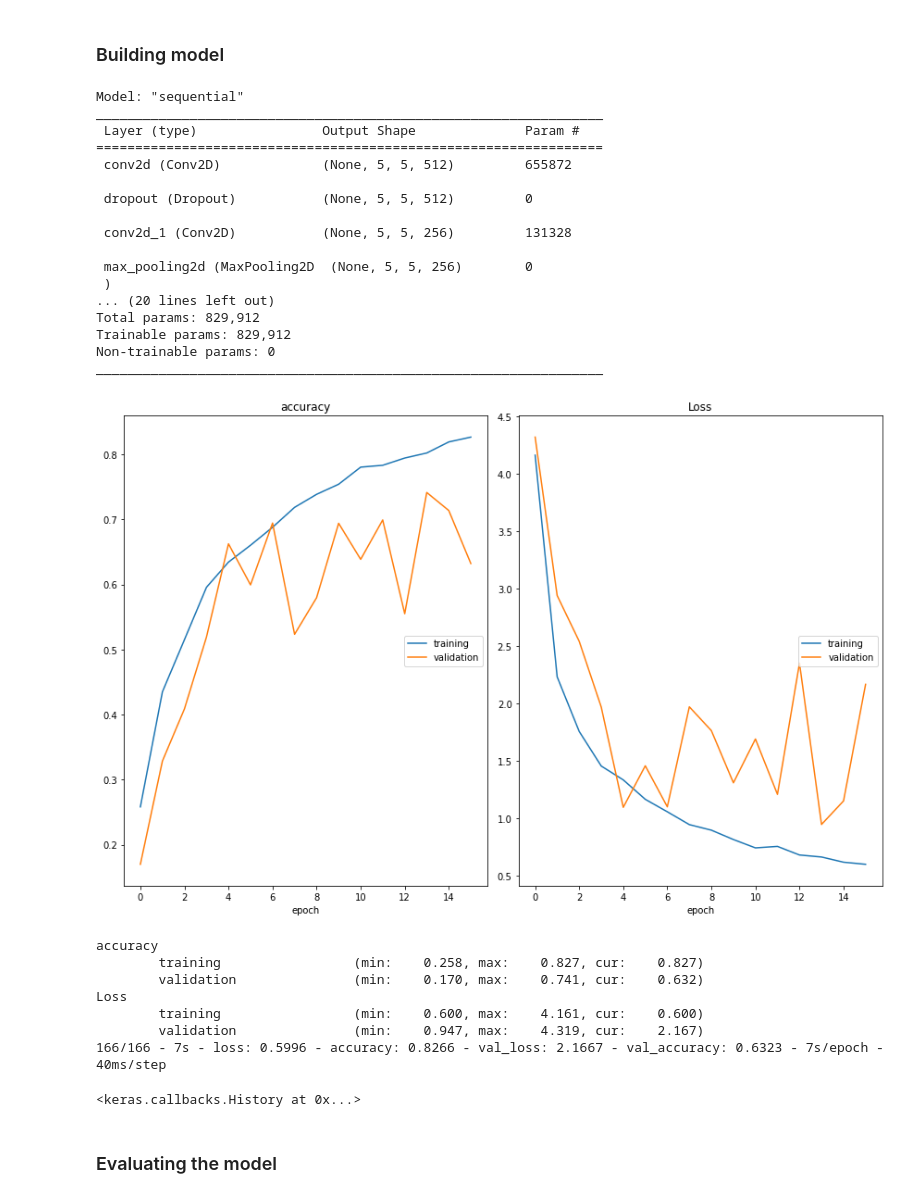
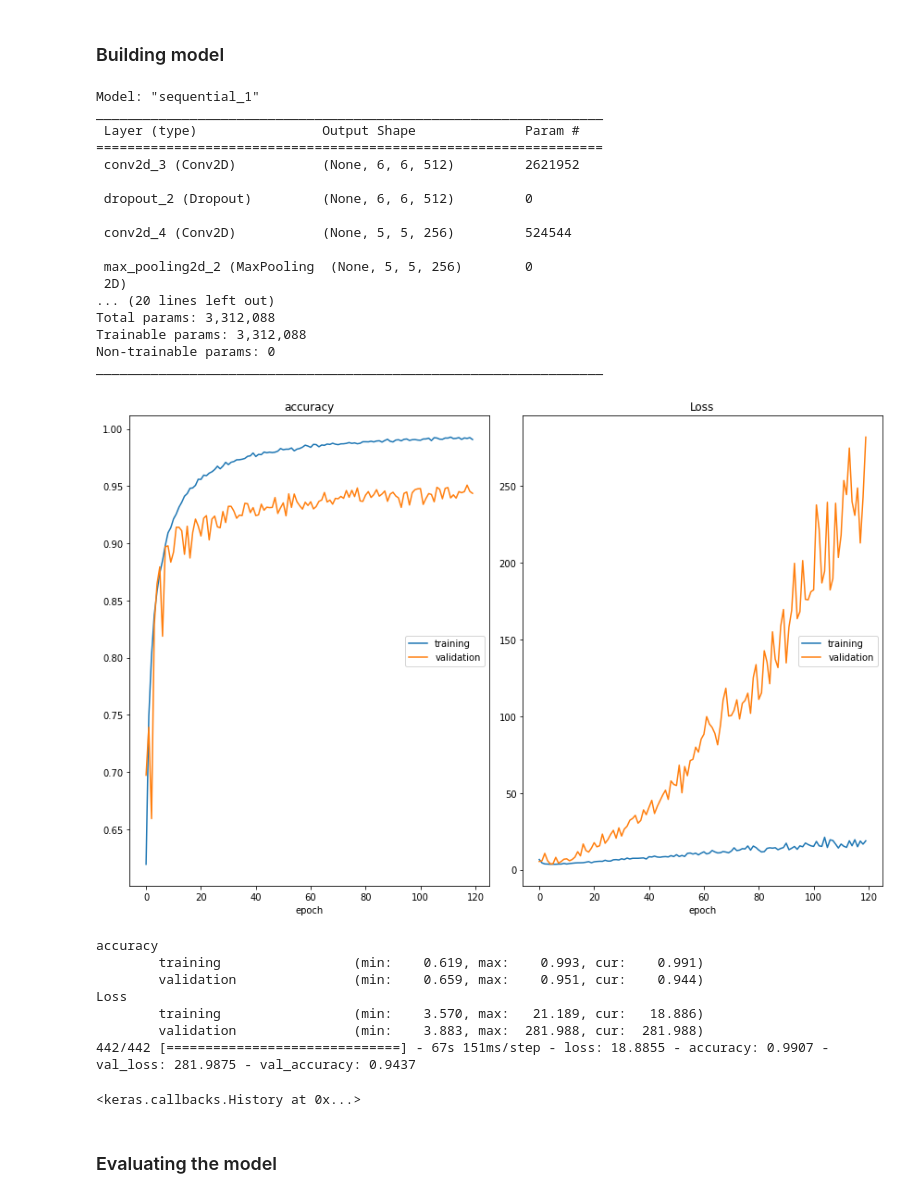
Before and after one commit to mir-rahsin-mulk/ASL-fingerspelling, a Jupyter notebook: ASLPython/asl_recognition.ipynb, the cells around one changed output. Drawn from its saved outputs; the diff is of its cells as text; code cells hidden in the pictures.

Commit message:
add reports and models

```diff
--- a/ASLPython/asl_recognition.ipynb
+++ b/ASLPython/asl_recognition.ipynb
@@ -217,8 +247,8 @@ model.compile(optimizer='rmsprop', loss='categorical_crossentropy', metrics=['ac
 # %%
 from keras.callbacks import ModelCheckpoint
 
-epochs = 32
-batch_size=20
+epochs = 120
+batch_size=32
 
 # Create a saved models directory
 if not os.path.exists(models_dir):
@@ -435,18 +473,18 @@ from keras.layers import MaxPooling2D
 
 model = Sequential()
 
-model.add(Conv2D(filters=512, kernel_size=1, input_shape=features.shape[1:]))
+model.add(Conv2D(filters=512, kernel_size=2, input_shape=features.shape[1:]))
 model.add(Dropout(0.2))
 
-model.add(Conv2D(filters=256, kernel_size=1))
-model.add(MaxPooling2D(pool_size=1))
+model.add(Conv2D(filters=256, kernel_size=2))
+model.add(MaxPooling2D(pool_size=2))
 model.add(Dropout(0.2))
 
-model.add(Conv2D(filters=128, kernel_size=1))
-model.add(MaxPooling2D(pool_size=1))
+model.add(Conv2D(filters=128, kernel_size=2))
+model.add(MaxPooling2D(pool_size=2))
 model.add(Dropout(0.2))
 
-model.add(Conv2D(filters=64, kernel_size=1))
+model.add(Conv2D(filters=64, kernel_size=2))
 
 model.add(GlobalAveragePooling2D())
 model.add(Dropout(0.3))
@@ -476,8 +514,8 @@ _________________________________________________________________
 # %%
 from livelossplot import PlotLossesKeras
 
-epochs = 160
-batchsize = 64
+epochs = 120
+batchsize = 32
 model_details = 'resnet50_{}_batch{}_epoch{}_data{}'.format(model_name,batchsize,epochs,dataset_name)
 model_weights_path = '{}/{}.hdf5'.format(models_dir,model_details)
 
@@ -671,18 +707,18 @@ from keras.layers import MaxPooling2D
 
 model = Sequential()
 
-model.add(Conv2D(filters=512, kernel_size=1, input_shape=features.shape[1:]))
+model.add(Conv2D(filters=512, kernel_size=2, input_shape=features.shape[1:]))
 model.add(Dropout(0.2))
 
-model.add(Conv2D(filters=256, kernel_size=1))
+model.add(Conv2D(filters=256, kernel_size=2))
 model.add(MaxPooling2D(pool_size=1))
 model.add(Dropout(0.2))
 
-model.add(Conv2D(filters=128, kernel_size=1))
+model.add(Conv2D(filters=128, kernel_size=2))
 model.add(MaxPooling2D(pool_size=1))
 model.add(Dropout(0.2))
 
-model.add(Conv2D(filters=64, kernel_size=1))
+model.add(Conv2D(filters=64, kernel_size=2))
 
 model.add(GlobalAveragePooling2D())
 model.add(Dropout(0.3))
@@ -692,47 +728,47 @@ model.summary()
 
 model.compile(loss='categorical_crossentropy', optimizer='rmsprop', metrics=['accuracy'])
 # %% [output]
-Model: "sequential"
+Model: "sequential_1"
 _________________________________________________________________
  Layer (type)                Output Shape              Param #
 =================================================================
- conv2d (Conv2D)             (None, 5, 5, 512)         655872
+ conv2d_3 (Conv2D)           (None, 6, 6, 512)         2621952
 
- dropout (Dropout)           (None, 5, 5, 512)         0
+ dropout_2 (Dropout)         (None, 6, 6, 512)         0
 
- conv2d_1 (Conv2D)           (None, 5, 5, 256)         131328
+ conv2d_4 (Conv2D)           (None, 5, 5, 256)         524544
 
- max_pooling2d (MaxPooling2D  (None, 5, 5, 256)        0
- )
+ max_pooling2d_2 (MaxPooling  (None, 5, 5, 256)        0
+ 2D)
 ... (20 lines left out)
-Total params: 829,912
-Trainable params: 829,912
+Total params: 3,312,088
+Trainable params: 3,312,088
 Non-trainable params: 0
 _________________________________________________________________
 # %%
 from livelossplot import PlotLossesKeras
 
-epochs = 16
+epochs = 120
 batchsize = 32
 model_details = 'mobileNetV2_{}_batch{}_epoch{}_data{}'.format(model_name,batchsize,epochs,dataset_name)
 model_weights_path = '{}/{}.hdf5'.format(models_dir,model_details)
 
 checkpointer = ModelCheckpoint(filepath=model_weights_path,
                                verbose=1, save_best_only=True)
 
 model.fit(features, targets, batch_size=batchsize, epochs=epochs,
           validation_data=(features_valid, valid_targets),
           callbacks=[checkpointer, PlotLossesKeras()],
-          verbose=2, shuffle=True)
+          verbose=1, shuffle=True)
 # %% [output]
-[figure, old version]
+[figure, new version]
 accuracy
-        training                 (min:    0.258, max:    0.827, cur:    0.827)
-        validation               (min:    0.170, max:    0.741, cur:    0.632)
+        training                 (min:    0.619, max:    0.993, cur:    0.991)
+        validation               (min:    0.659, max:    0.951, cur:    0.944)
 Loss
-        training                 (min:    0.600, max:    4.161, cur:    0.600)
-        validation               (min:    0.947, max:    4.319, cur:    2.167)
-166/166 - 7s - loss: 0.5996 - accuracy: 0.8266 - val_loss: 2.1667 - val_accuracy: 0.6323 - 7s/epoch - 40ms/step
+        training                 (min:    3.570, max:   21.189, cur:   18.886)
+        validation               (min:    3.883, max:  281.988, cur:  281.988)
+442/442 [==============================] - 67s 151ms/step - loss: 18.8855 - accuracy: 0.9907 - val_loss: 281.9875 - val_accuracy: 0.9437
 <keras.callbacks.History at 0x...>
 # %% [markdown]
 ### Evaluating the model
```
Also changed, not shown: parts of 11 cells of this notebook, 37 other files.
